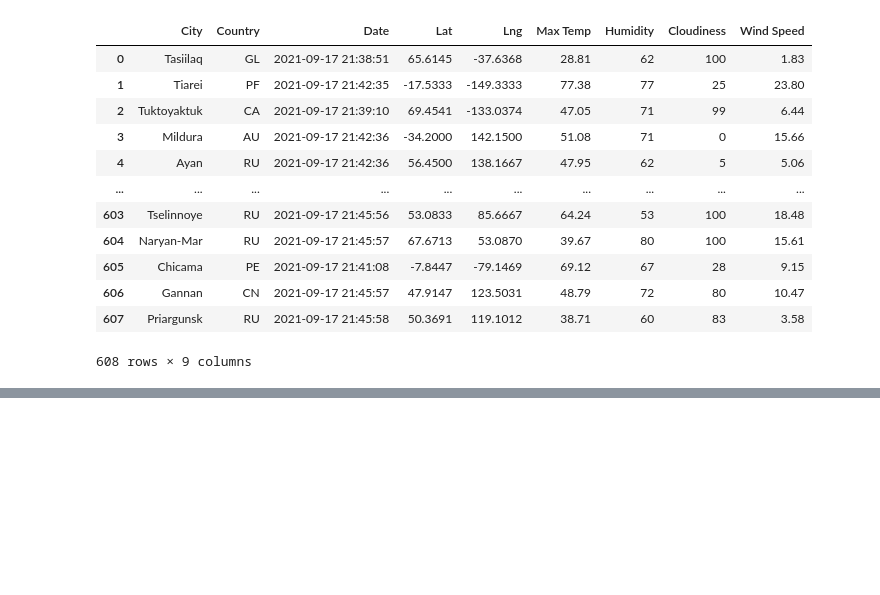
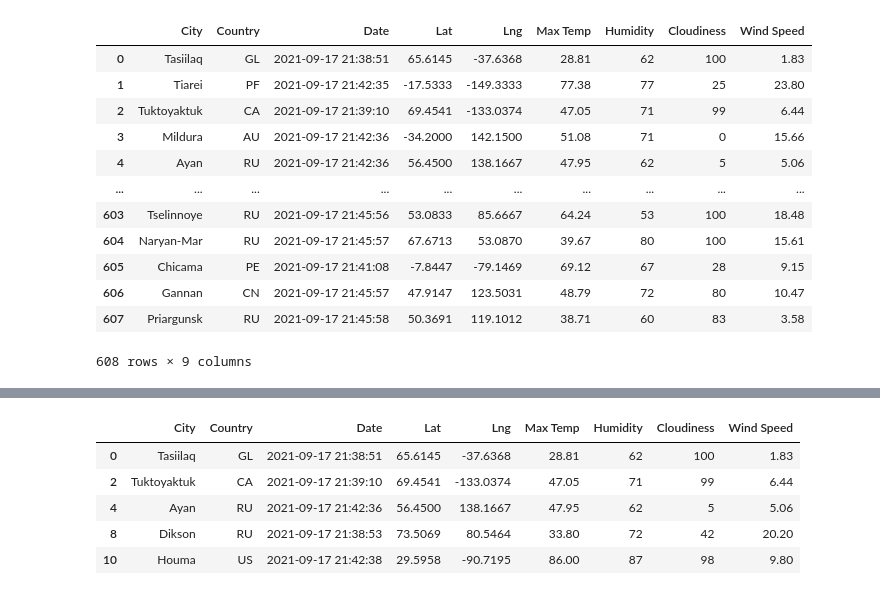
Before and after one commit to c-geisel/World_Weather_Analysis, a Jupyter notebook: WeatherPy.ipynb, the cells around one changed output, grey strips where cells are left out. Cells and saved outputs as stored; diff of their text form; code cells hidden in the pictures; blank space fills up the shorter version.

```diff
--- a/WeatherPy.ipynb
+++ b/WeatherPy.ipynb
@@ -256,0 +281,9 @@ plt.show()
+# %%
+city_data_df.loc[(city_data_df["Lat"] >= 0)].head()
+# %% [output]
+|  | City | Country | Date | Lat | Lng | Max Temp | Humidity | Cloudiness | Wind Speed |
+| 0 | Tasiilaq | GL | 2021-09-17 21:38:51 | 65.6145 | -37.6368 | 28.81 | 62 | 100 | 1.83 |
+| 2 | Tuktoyaktuk | CA | 2021-09-17 21:39:10 | 69.4541 | -133.0374 | 47.05 | 71 | 99 | 6.44 |
+| 4 | Ayan | RU | 2021-09-17 21:42:36 | 56.4500 | 138.1667 | 47.95 | 62 | 5 | 5.06 |
+| 8 | Dikson | RU | 2021-09-17 21:38:53 | 73.5069 | 80.5464 | 33.80 | 72 | 42 | 20.20 |
+| 10 | Houma | US | 2021-09-17 21:42:38 | 29.5958 | -90.7195 | 86.00 | 87 | 98 | 9.80 |
```
Also changed, not shown: parts of 12 cells of this notebook.
